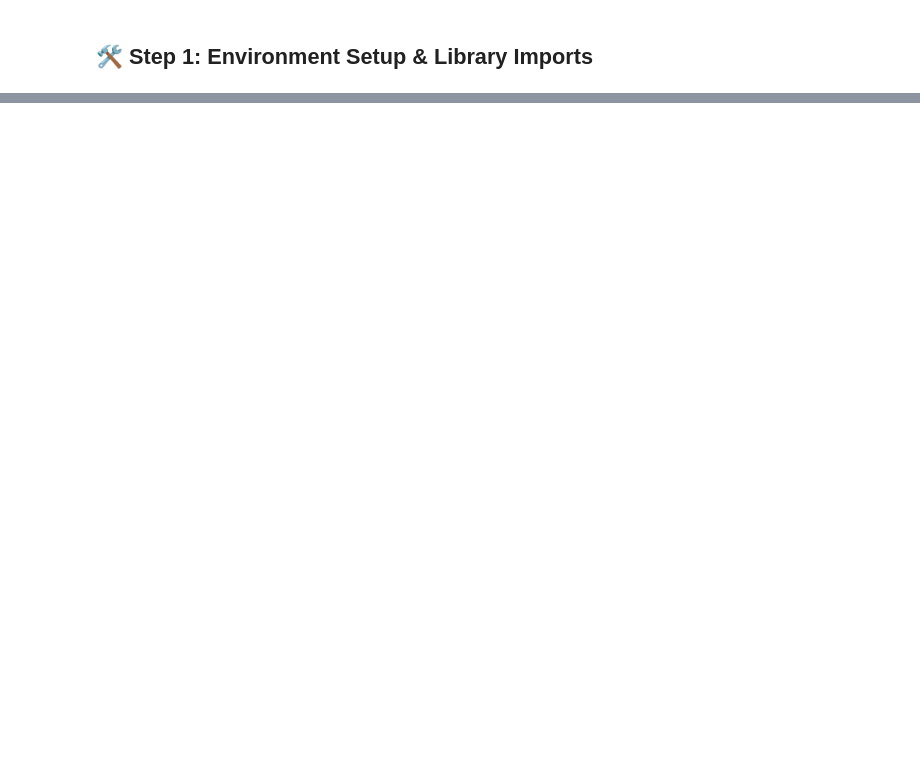
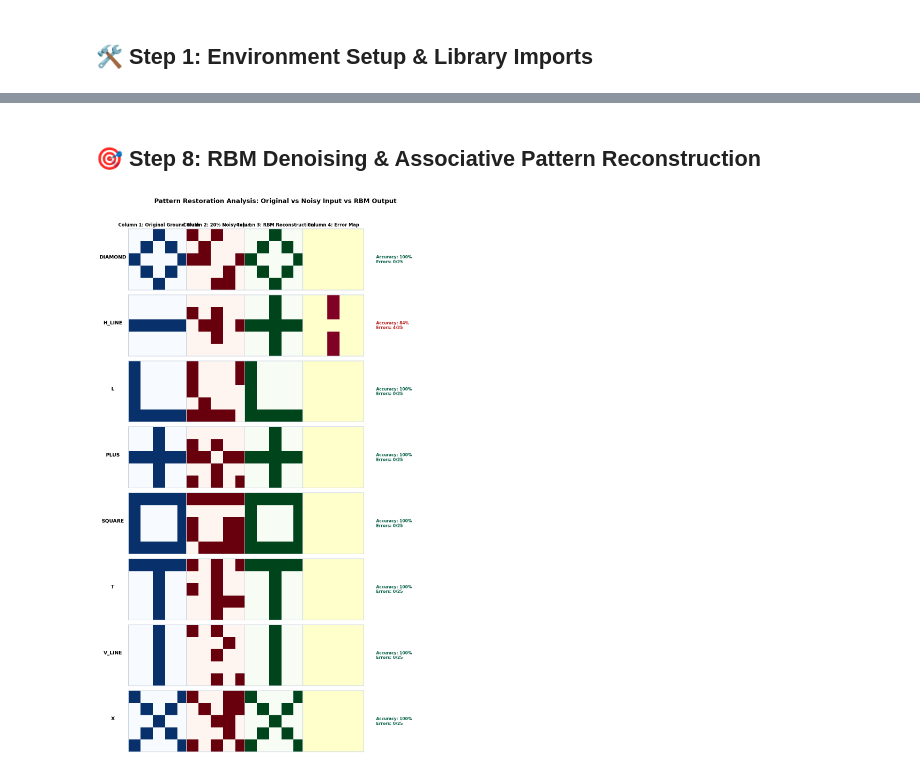
Before and after one commit to rukeshsg/Binary-Pattern-Learning-Using-a-Boltzmann-Machine, a Jupyter notebook: notebooks/Boltzmann_Analysis.ipynb, the cells around one changed output, grey strips where cells are left out. Saved outputs shown, nothing was run; the diff lists cells and outputs as text; code cells hidden in the pictures; blank space fills up the shorter version.

```diff
--- a/notebooks/Boltzmann_Analysis.ipynb
+++ b/notebooks/Boltzmann_Analysis.ipynb
@@ -499,0 +341,42 @@ plt.show()
+# %% [markdown]
+## 🎯 Step 8: RBM Denoising & Associative Pattern Reconstruction
+# %%
+recon_probs, recon_binary = rbm.reconstruct(noisy_canonical_X, steps=5, return_probabilities=True)
+recon_dict = {p: recon_binary[idx] for idx, p in enumerate(pattern_names)}
+
+fig, axes = plt.subplots(len(pattern_names), 4, figsize=(11, 2.2 * len(pattern_names)))
+fig.suptitle("Pattern Restoration Analysis: Original vs Noisy Input vs RBM Output",
+             fontsize=14, fontweight='bold', y=0.995)
+
+for idx, name in enumerate(pattern_names):
+    orig = canonical_dict[name].reshape(5, 5)
+    noisy = noisy_dict[name].reshape(5, 5)
+    recon = recon_dict[name].reshape(5, 5)
+    diff = np.abs(orig - recon)
+
+    acc = np.mean(orig == recon) * 100
+    errors = int(np.sum(orig != recon))
+
+    axes[idx, 0].imshow(orig, cmap='Blues', vmin=0, vmax=1)
+    axes[idx, 0].set_ylabel(name, fontweight='bold', fontsize=11, rotation=0, labelpad=35)
+
+    axes[idx, 1].imshow(noisy, cmap='Reds', vmin=0, vmax=1)
+    axes[idx, 2].imshow(recon, cmap='Greens', vmin=0, vmax=1)
+    axes[idx, 3].imshow(diff, cmap='YlOrRd', vmin=0, vmax=1)
+
+    axes[idx, 3].text(5.5, 2.0, f"Accuracy: {acc:.0f}%\nErrors: {errors}/25", fontsize=9, fontweight='bold',
+                      color='#065f46' if errors == 0 else '#b91c1c', va='center')
+
+    for ax in axes[idx]:
+        ax.set_xticks([])
+        ax.set_yticks([])
+
+axes[0, 0].set_title("Column 1: Original Ground Truth", fontweight='bold', fontsize=10)
+axes[0, 1].set_title("Column 2: 20% Noisy Input", fontweight='bold', fontsize=10)
+axes[0, 2].set_title("Column 3: RBM Reconstruction", fontweight='bold', fontsize=10)
+axes[0, 3].set_title("Column 4: Error Map", fontweight='bold', fontsize=10)
+
+plt.tight_layout(rect=[0, 0.01, 0.88, 0.98])
+plt.show()
+# %% [output]
+[figure, added]
```
Also changed, not shown: parts of 39 cells of this notebook, 7 other files.
